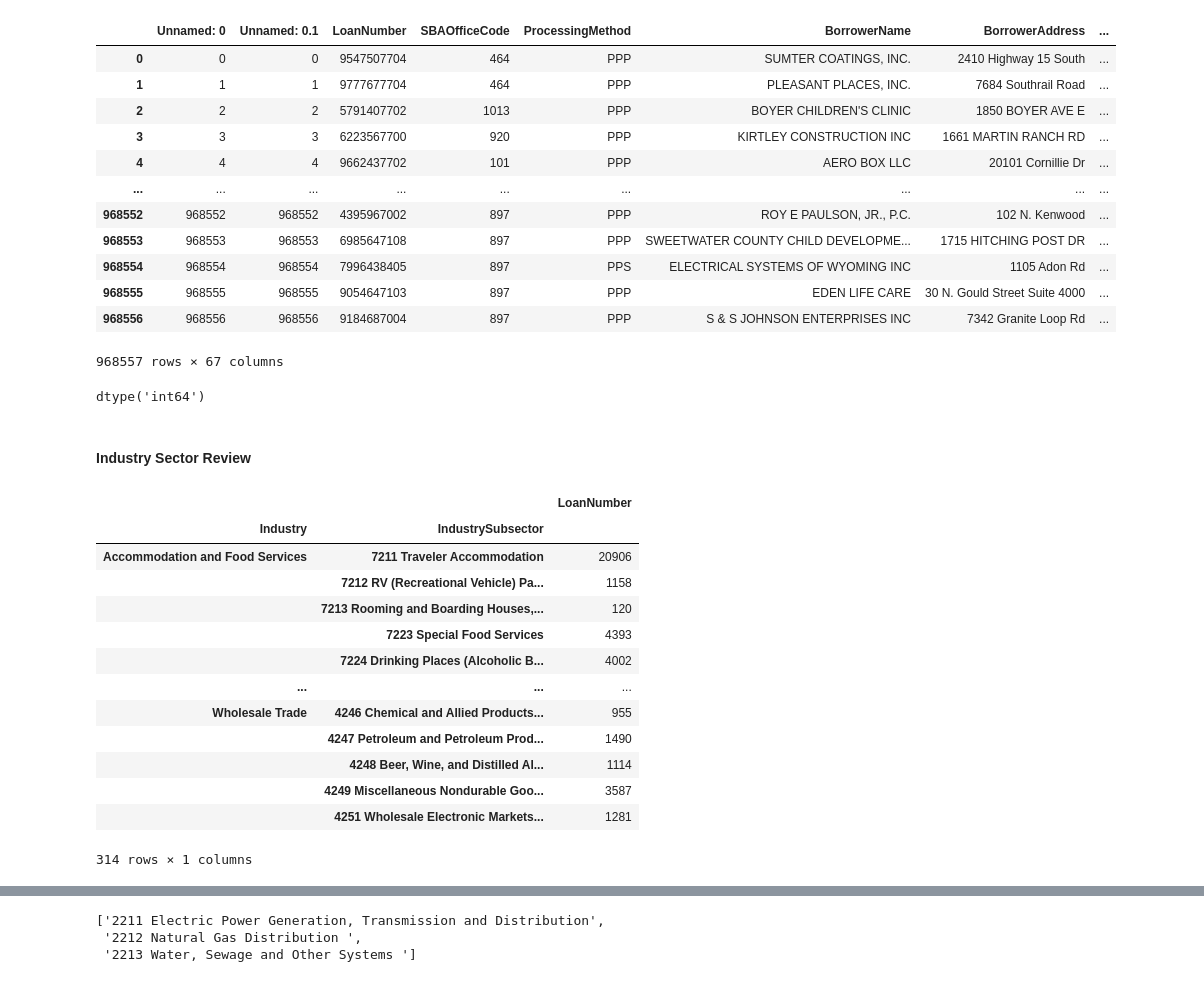
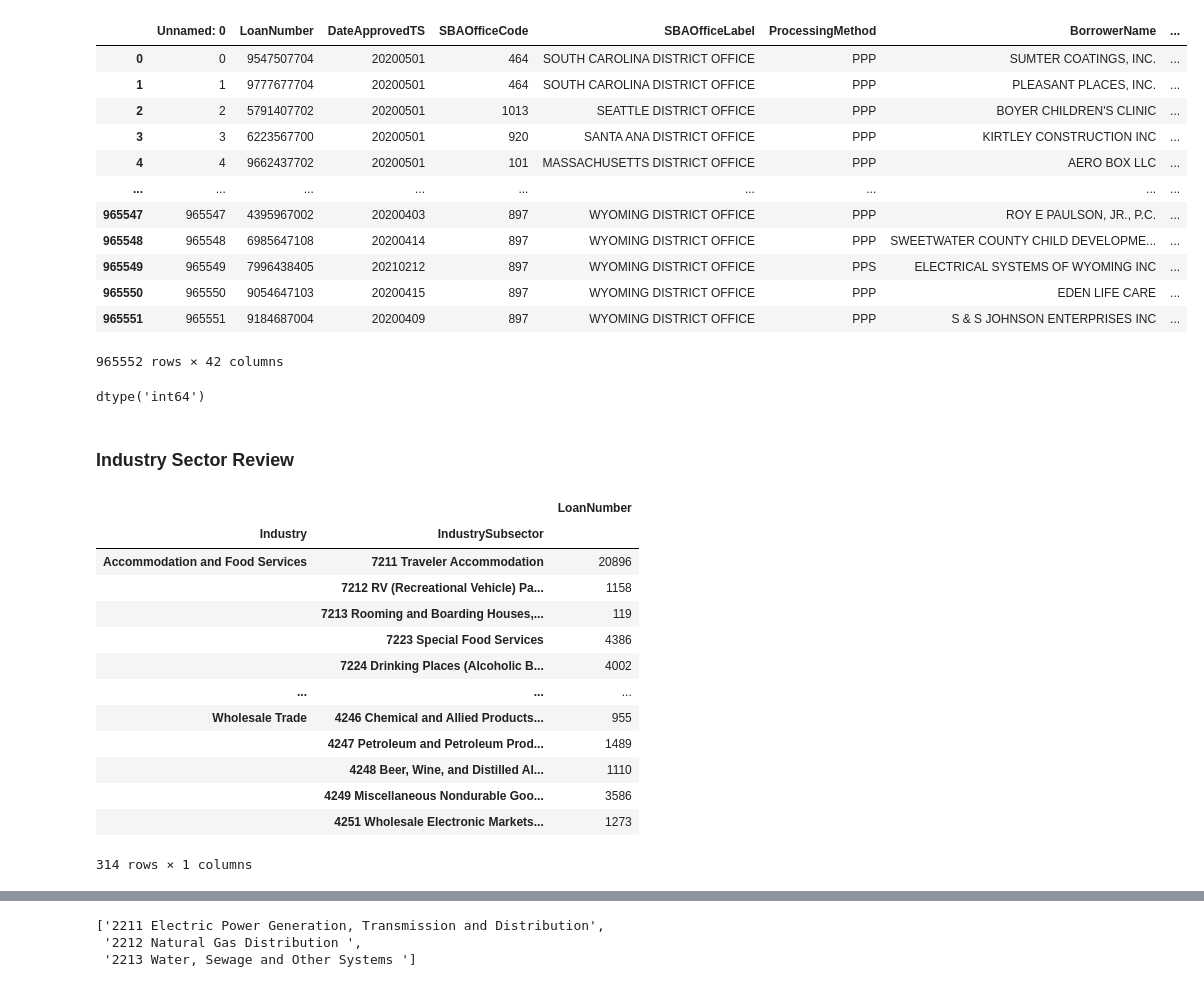
Before and after one commit to cspence001/mapdata_finalization_notebooks, a Jupyter notebook: main_HASHING_23.ipynb, the cells around one changed output, grey strips where cells are left out. Drawn from its saved outputs; the diff is of its cells as text; code cells hidden in the pictures.

Commit message:
pipeline process update, column output reduction

```diff
--- a/main_HASHING_23.ipynb
+++ b/main_HASHING_23.ipynb
@@ -2,20 +2,20 @@
 import pandas as pd
 import numpy as np
 # %%
-ppp_df = pd.read_csv("../data/ppp_pipe.csv")
-ppp_df
+ppp_df_23= pd.read_csv("../data/ppp_pipe23.csv")
+ppp_df_23
 # %% [output]
-|  | Unnamed: 0 | Unnamed: 0.1 | LoanNumber | SBAOfficeCode | ProcessingMethod | BorrowerName | BorrowerAddress | ... |
-| 0 | 0 | 0 | 9547507704 | 464 | PPP | SUMTER COATINGS, INC. | 2410 Highway 15 South | ... |
-| 1 | 1 | 1 | 9777677704 | 464 | PPP | PLEASANT PLACES, INC. | 7684 Southrail Road | ... |
-| 2 | 2 | 2 | 5791407702 | 1013 | PPP | BOYER CHILDREN'S CLINIC | 1850 BOYER AVE E | ... |
-| 3 | 3 | 3 | 6223567700 | 920 | PPP | KIRTLEY CONSTRUCTION INC | 1661 MARTIN RANCH RD | ... |
-| 4 | 4 | 4 | 9662437702 | 101 | PPP | AERO BOX LLC | 20101 Cornillie Dr | ... |
+|  | Unnamed: 0 | LoanNumber | DateApprovedTS | SBAOfficeCode | SBAOfficeLabel | ProcessingMethod | BorrowerName | ... |
+| 0 | 0 | 9547507704 | 20200501 | 464 | SOUTH CAROLINA DISTRICT OFFICE | PPP | SUMTER COATINGS, INC. | ... |
+| 1 | 1 | 9777677704 | 20200501 | 464 | SOUTH CAROLINA DISTRICT OFFICE | PPP | PLEASANT PLACES, INC. | ... |
+| 2 | 2 | 5791407702 | 20200501 | 1013 | SEATTLE DISTRICT OFFICE | PPP | BOYER CHILDREN'S CLINIC | ... |
+| 3 | 3 | 6223567700 | 20200501 | 920 | SANTA ANA DISTRICT OFFICE | PPP | KIRTLEY CONSTRUCTION INC | ... |
+| 4 | 4 | 9662437702 | 20200501 | 101 | MASSACHUSETTS DISTRICT OFFICE | PPP | AERO BOX LLC | ... |
 | ... | ... | ... | ... | ... | ... | ... | ... | ... |
-| 968552 | 968552 | 968552 | 4395967002 | 897 | PPP | ROY E PAULSON, JR., P.C. | 102 N. Kenwood | ... |
-| 968553 | 968553 | 968553 | 6985647108 | 897 | PPP | SWEETWATER COUNTY CHILD DEVELOPME... | 1715 HITCHING POST DR | ... |
-| 968554 | 968554 | 968554 | 7996438405 | 897 | PPS | ELECTRICAL SYSTEMS OF WYOMING INC | 1105 Adon Rd | ... |
-| 968555 | 968555 | 968555 | 9054647103 | 897 | PPP | EDEN LIFE CARE | 30 N. Gould Street Suite 4000 | ... |
-| 968556 | 968556 | 968556 | 9184687004 | 897 | PPP | S & S JOHNSON ENTERPRISES INC | 7342 Granite Loop Rd | ... |
+| 965547 | 965547 | 4395967002 | 20200403 | 897 | WYOMING DISTRICT OFFICE | PPP | ROY E PAULSON, JR., P.C. | ... |
+| 965548 | 965548 | 6985647108 | 20200414 | 897 | WYOMING DISTRICT OFFICE | PPP | SWEETWATER COUNTY CHILD DEVELOPME... | ... |
+| 965549 | 965549 | 7996438405 | 20210212 | 897 | WYOMING DISTRICT OFFICE | PPS | ELECTRICAL SYSTEMS OF WYOMING INC | ... |
+| 965550 | 965550 | 9054647103 | 20200415 | 897 | WYOMING DISTRICT OFFICE | PPP | EDEN LIFE CARE | ... |
+| 965551 | 965551 | 9184687004 | 20200409 | 897 | WYOMING DISTRICT OFFICE | PPP | S & S JOHNSON ENTERPRISES INC | ... |
-968557 rows × 67 columns
+965552 rows × 42 columns
 # %%
@@ -23,24 +23,24 @@ ppp_df["NAICSCode"].dtype
 # %% [output]
 dtype('int64')
 # %% [markdown]
-<h4>Industry Sector Review
+<h3>Industry Sector Review
 # %%
 #pd.set_option('display.max_rows', None)
-ppp_df_industry = ppp_df.groupby(["Industry", "IndustrySubsector"]).agg({ "LoanNumber": 'count'})
+ppp_df_industry = ppp_df_23.groupby(["Industry", "IndustrySubsector"]).agg({ "LoanNumber": 'count'})
 ppp_df_industry #312
 # %% [output]
 |  |  | LoanNumber |
 | Industry | IndustrySubsector |  |
-| Accommodation and Food Services | 7211 Traveler Accommodation | 20906 |
+| Accommodation and Food Services | 7211 Traveler Accommodation | 20896 |
 |  | 7212 RV (Recreational Vehicle) Pa... | 1158 |
-|  | 7213 Rooming and Boarding Houses,... | 120 |
-|  | 7223 Special Food Services | 4393 |
+|  | 7213 Rooming and Boarding Houses,... | 119 |
+|  | 7223 Special Food Services | 4386 |
 |  | 7224 Drinking Places (Alcoholic B... | 4002 |
 | ... | ... | ... |
 | Wholesale Trade | 4246 Chemical and Allied Products... | 955 |
-|  | 4247 Petroleum and Petroleum Prod... | 1490 |
-|  | 4248 Beer, Wine, and Distilled Al... | 1114 |
-|  | 4249 Miscellaneous Nondurable Goo... | 3587 |
-|  | 4251 Wholesale Electronic Markets... | 1281 |
+|  | 4247 Petroleum and Petroleum Prod... | 1489 |
+|  | 4248 Beer, Wine, and Distilled Al... | 1110 |
+|  | 4249 Miscellaneous Nondurable Goo... | 3586 |
+|  | 4251 Wholesale Electronic Markets... | 1273 |
 314 rows × 1 columns
 # %%
```
Also changed, not shown: parts of 51 cells of this notebook, 6 other files.
